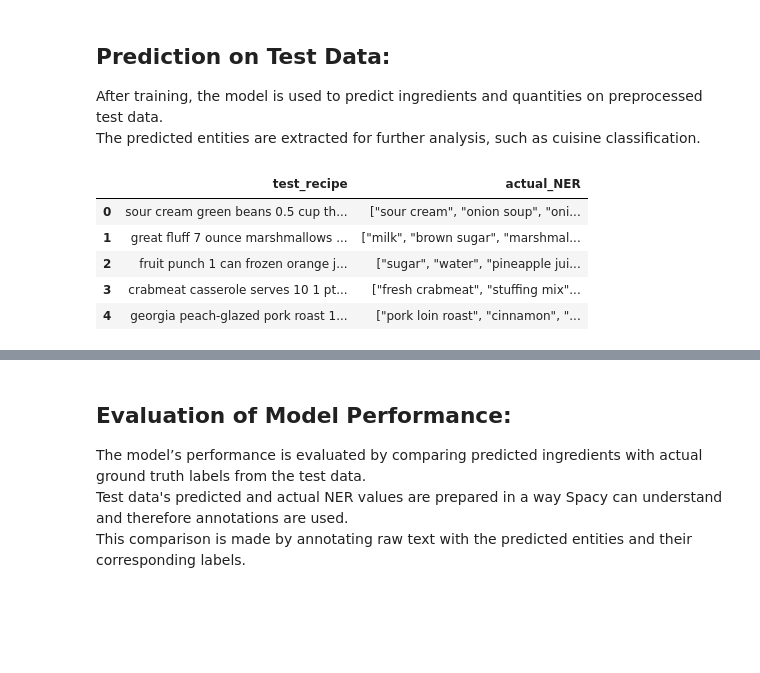
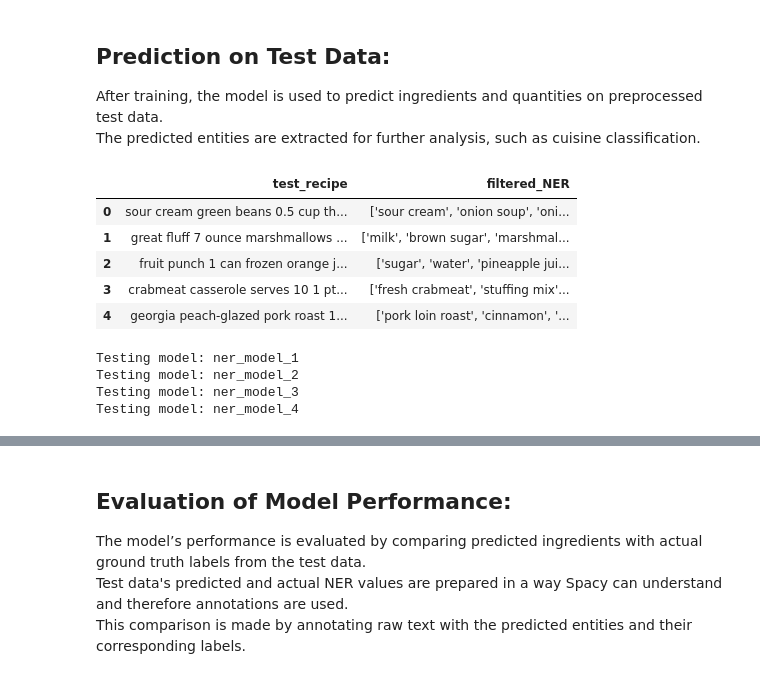
Before and after one commit to mchellappa/ie7500-huskyfit-grocerylist, a Jupyter notebook: src/ner-notebook.ipynb, the cells around one changed output, grey strips where cells are left out. Drawn from its saved outputs; the diff is of its cells as text; code cells hidden in the pictures; blank space fills up the shorter version.

Commit message:
NER model evaluation

```diff
--- a/src/ner-notebook.ipynb
+++ b/src/ner-notebook.ipynb
@@ -324,32 +343,40 @@ Improvement in this iteration: 5951.290767032944
 After training, the model is used to predict ingredients and quantities on preprocessed test data.
 The predicted entities are extracted for further analysis, such as cuisine classification.
 # %%
-test_df = pd.read_csv('/content/drive/MyDrive/test_data.csv')
+import pandas as pd
+test_df = pd.read_csv('test_data_100k_version3.csv')
+test_df = test_df.rename(columns={'actual_NER': 'filtered_NER'})
 test_df.head()
 # %% [output]
-|  | test_recipe | actual_NER |
-| 0 | sour cream green beans 0.5 cup th... | ["sour cream", "onion soup", "oni... |
-| 1 | great fluff 7 ounce marshmallows ... | ["milk", "brown sugar", "marshmal... |
-| 2 | fruit punch 1 can frozen orange j... | ["sugar", "water", "pineapple jui... |
-| 3 | crabmeat casserole serves 10 1 pt... | ["fresh crabmeat", "stuffing mix"... |
-| 4 | georgia peach-glazed pork roast 1... | ["pork loin roast", "cinnamon", "... |
+|  | test_recipe | filtered_NER |
+| 0 | sour cream green beans 0.5 cup th... | ['sour cream', 'onion soup', 'oni... |
+| 1 | great fluff 7 ounce marshmallows ... | ['milk', 'brown sugar', 'marshmal... |
+| 2 | fruit punch 1 can frozen orange j... | ['sugar', 'water', 'pineapple jui... |
+| 3 | crabmeat casserole serves 10 1 pt... | ['fresh crabmeat', 'stuffing mix'... |
+| 4 | georgia peach-glazed pork roast 1... | ['pork loin roast', 'cinnamon', '... |
 # %%
-nlp = spacy.load("/content/drive/MyDrive/ner_model")
+import spacy
 
-def testNER(recipe):
-  predicted_ingredients=set()
-  predicted_quantities=set()
-  doc = nlp(recipe)
-  for ent in doc.ents:
-    #print(ent.text, ent.label_)
-    if(ent.label_=='INGREDIENT'):
-      predicted_ingredients.add(ent.text)
-    elif(ent.label_=='QUANTITY'):
-      predicted_quantities.add(ent.text)
+# Iterate over the models and apply them to test_df
+for i in range(1, 5):
+    model_path = f"ner_model_{i}"
+    print(f"Testing model: {model_path}")
 
-  return predicted_ingredients,predicted_quantities
+    try:
+        nlp = spacy.load(model_path)
+    except Exception as e:
+        print(f"Error loading model {model_path}: {e}")
+        continue
 
-test_df['predicted_ingredients'],test_df['predicted_quantities'] = zip(*test_df['test_recipe'].apply(lambda x: testNER(x)))
+    # Apply the test_ner function to the test_df with the specific nlp model
+    test_df[f'predicted_ingredients_model_{i}'], test_df[f'predicted_quantities_model_{i}'] = zip(
+        *test_df['test_recipe'].apply(lambda x: test_ner(x, nlp))
+    )
+# %% [output]
+Testing model: ner_model_1
+Testing model: ner_model_2
+Testing model: ner_model_3
+Testing model: ner_model_4
 # %%
 pd.set_option('display.max_colwidth',None)
 test_df.head()
```
Also changed, not shown: parts of 27 cells of this notebook, 2 other files.
